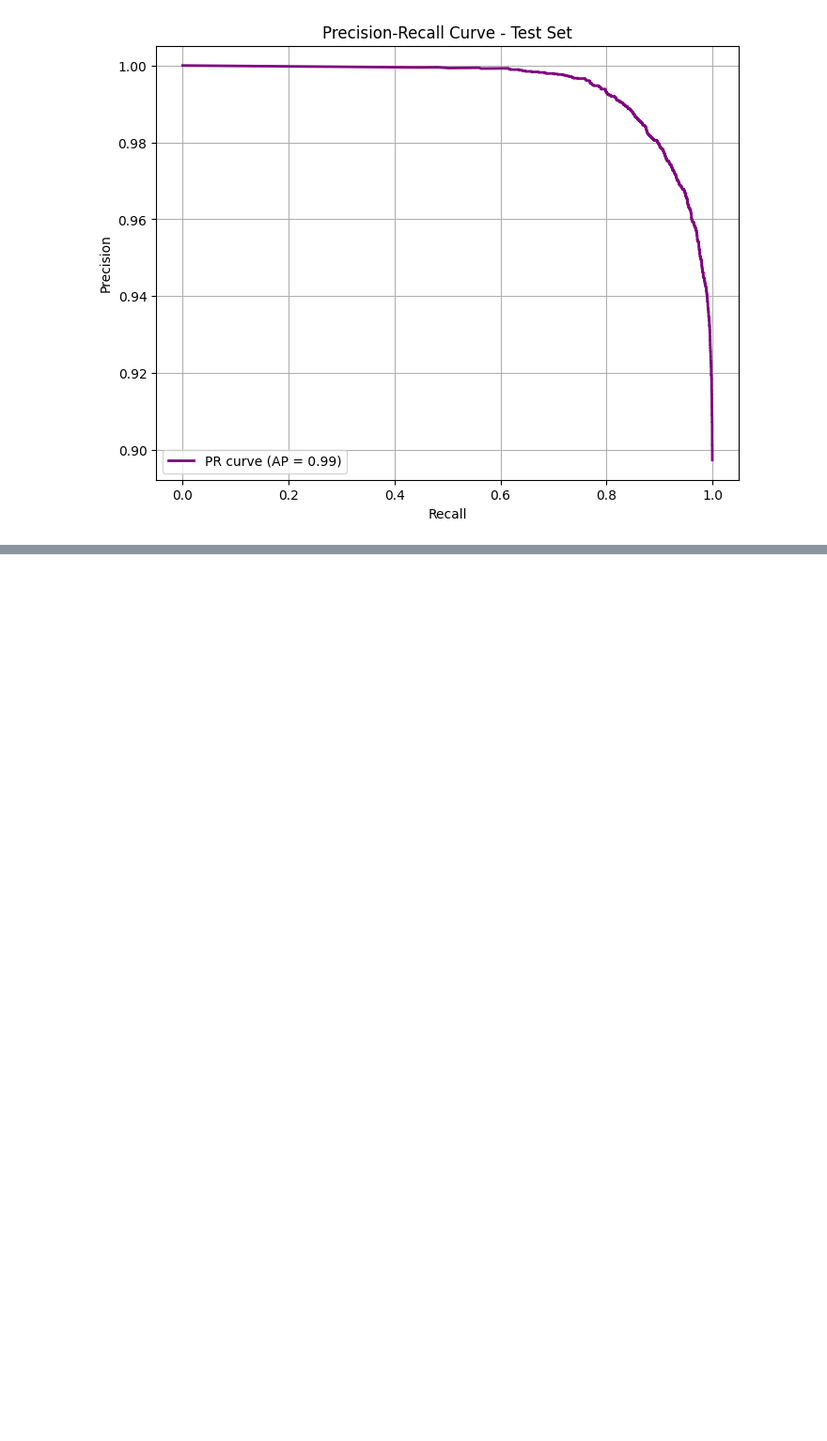
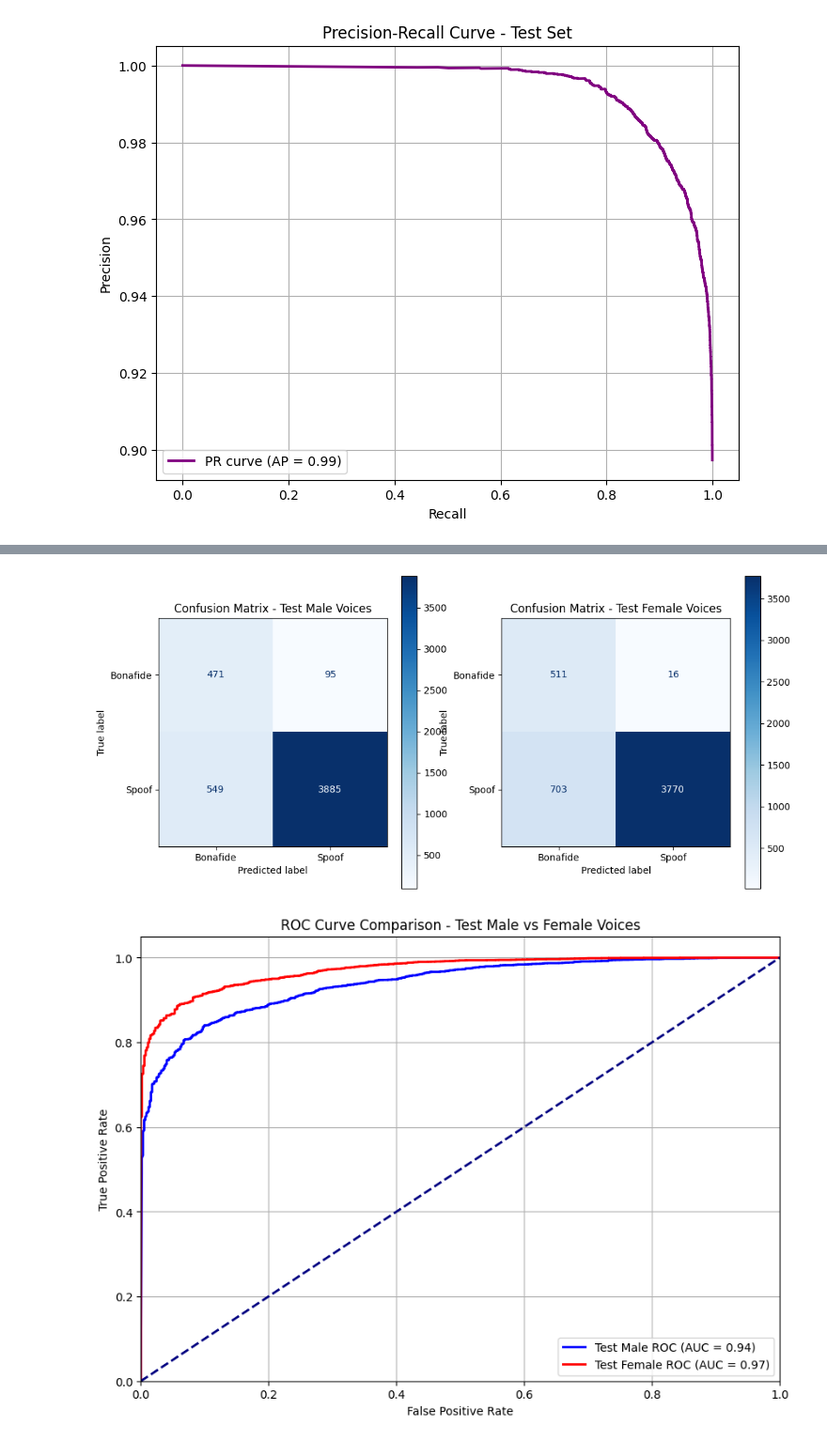
Before and after one commit to LovatoTomas/DF_AudioDeepfakeDetection, a Jupyter notebook: CNN_Base.ipynb, the cells around one changed output, grey strips where cells are left out. Shown at 94% size. Saved outputs shown, nothing was run; the diff lists cells and outputs as text; code cells hidden in the pictures; blank space fills up the shorter version.

```diff
--- a/CNN_Base.ipynb
+++ b/CNN_Base.ipynb
@@ -633,0 +863,56 @@ plt.show()
+# %%
+print("Predicting on test dataset with male voices...")
+test_male_predictions = model.predict(X_test_male)
+test_male_pred_classes = np.argmax(test_male_predictions, axis=1)  # Predicted classes
+test_male_true_classes = y_test_male  # True classes already in integer form
+
+print("Predicting on test dataset with female voices...")
+test_female_predictions = model.predict(X_test_female)
+test_female_pred_classes = np.argmax(test_female_predictions, axis=1)  # Predicted classes
+test_female_true_classes = y_test_female  # True classes already in integer form
+
+# Confusion Matrices
+conf_matrix_test_male = confusion_matrix(test_male_true_classes, test_male_pred_classes)
+conf_matrix_test_female = confusion_matrix(test_female_true_classes, test_female_pred_classes)
+
+# Plot confusion matrices
+fig, ax = plt.subplots(1, 2, figsize=(12, 6))
+ConfusionMatrixDisplay(conf_matrix_test_male, display_labels=["Bonafide", "Spoof"]).plot(ax=ax[0], cmap="Blues")
+ax[0].set_title("Confusion Matrix - Test Male Voices")
+ConfusionMatrixDisplay(conf_matrix_test_female, display_labels=["Bonafide", "Spoof"]).plot(ax=ax[1], cmap="Blues")
+ax[1].set_title("Confusion Matrix - Test Female Voices")
+plt.show()
+
+# ROC Curves
+fpr_test_male, tpr_test_male, _ = roc_curve(test_male_true_classes, test_male_predictions[:, 1])
+roc_auc_test_male = auc(fpr_test_male, tpr_test_male)
+
+fpr_test_female, tpr_test_female, _ = roc_curve(test_female_true_classes, test_female_predictions[:, 1])
+roc_auc_test_female = auc(fpr_test_female, tpr_test_female)
+
+plt.figure(figsize=(10, 7))
+plt.plot(fpr_test_male, tpr_test_male, color='blue', lw=2, label=f"Test Male ROC (AUC = {roc_auc_test_male:.2f})")
+plt.plot(fpr_test_female, tpr_test_female, color='red', lw=2, label=f"Test Female ROC (AUC = {roc_auc_test_female:.2f})")
+plt.plot([0, 1], [0, 1], color='navy', lw=2, linestyle='--')
+plt.xlim([0.0, 1.0])
+plt.ylim([0.0, 1.05])
+plt.xlabel("False Positive Rate")
+plt.ylabel("True Positive Rate")
+plt.title("ROC Curve Comparison - Test Male vs Female Voices")
+plt.legend(loc="lower right")
+plt.grid()
+plt.show()
+
+# Summary Plot
+accuracy_test_male = np.mean(test_male_pred_classes == test_male_true_classes)
+accuracy_test_female = np.mean(test_female_pred_classes == test_female_true_classes)
+
+plt.figure(figsize=(8, 6))
+plt.bar(["Male", "Female"], [accuracy_test_male, accuracy_test_female], color=['blue', 'red'])
+plt.ylim([0, 1])
+plt.ylabel("Accuracy")
+plt.title("Accuracy Comparison - Test Male vs Female Voices")
+for i, v in enumerate([accuracy_test_male, accuracy_test_female]):
+    plt.text(i, v + 0.02, f"{v:.2%}", ha='center', fontsize=12)
+plt.show()
+# %% [output]
@@ -633,0 +923,2 @@ plt.show()
+[figure, added]
+[figure, added]
```
Also changed, not shown: parts of 12 cells of this notebook.
